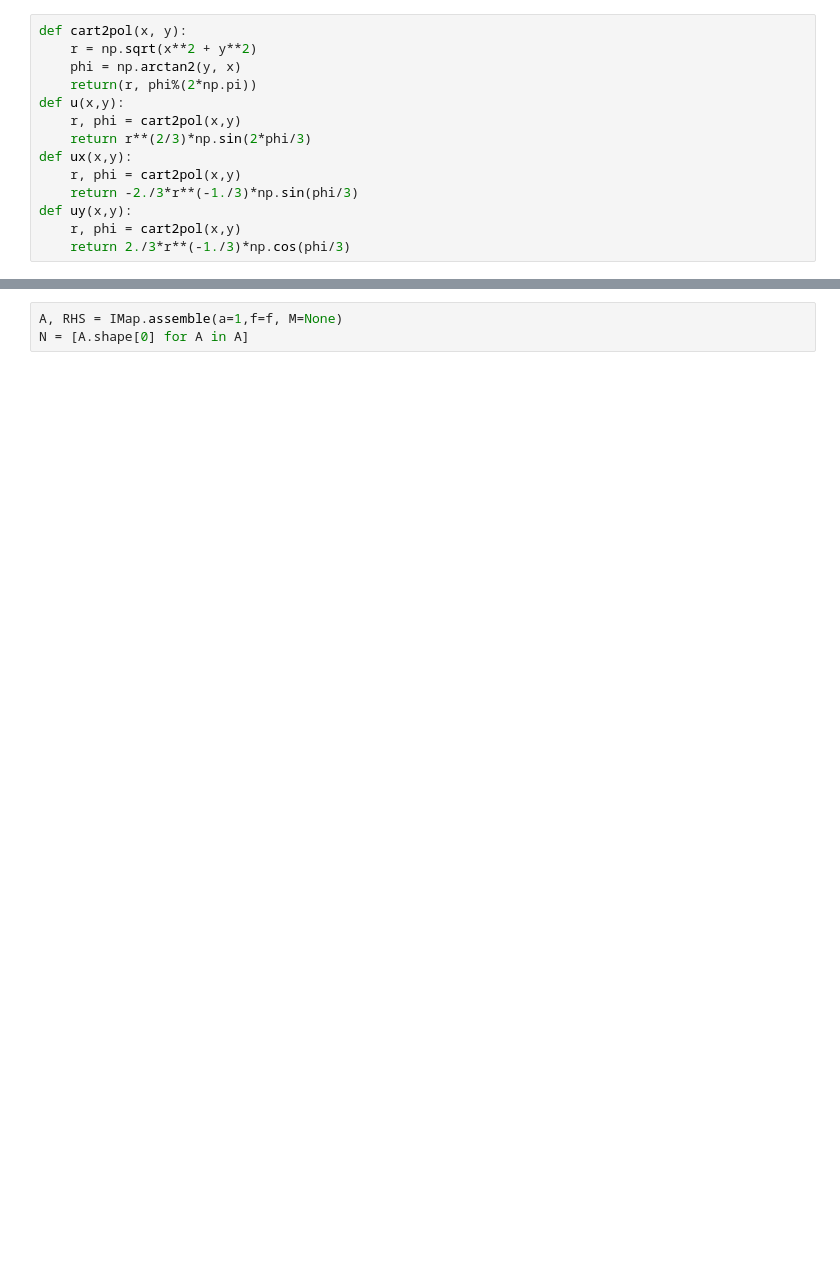
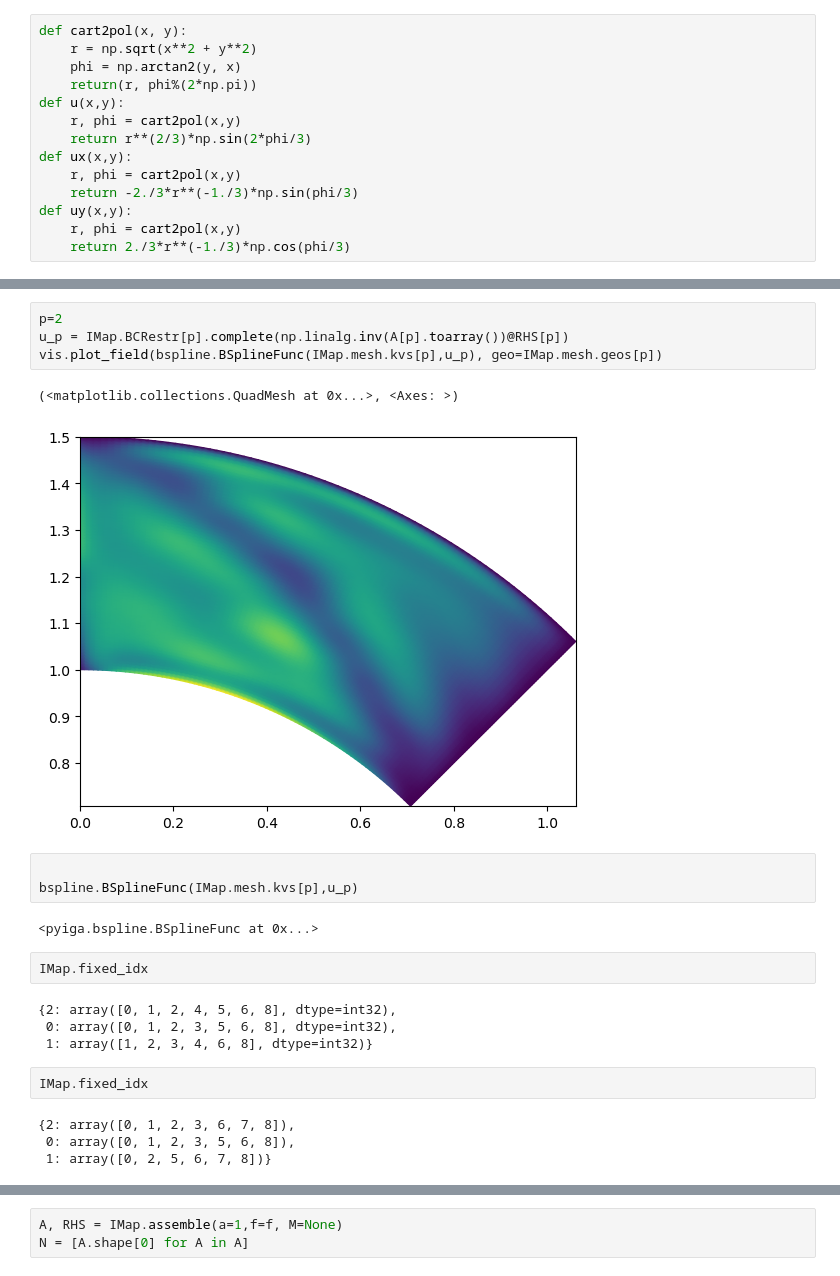
Before and after one commit to c-f-h/pyiga, a Jupyter notebook: notebooks/LshapeQuarterAnullus.ipynb, the cells around one changed output, grey strips where cells are left out. Drawn from its saved outputs; the diff is of its cells as text; blank space fills up the shorter version.

```diff
--- a/notebooks/LshapeQuarterAnullus.ipynb
+++ b/notebooks/LshapeQuarterAnullus.ipynb
@@ -206,0 +259,24 @@ ValueError: Buffer dtype mismatch, expected 'double' but got 'int'
+# %%
+p=2
+u_p = IMap.BCRestr[p].complete(np.linalg.inv(A[p].toarray())@RHS[p])
+vis.plot_field(bspline.BSplineFunc(IMap.mesh.kvs[p],u_p), geo=IMap.mesh.geos[p])
+# %% [output]
+(<matplotlib.collections.QuadMesh at 0x...>, <Axes: >)
+[figure, added]
+# %%
+
+bspline.BSplineFunc(IMap.mesh.kvs[p],u_p)
+# %% [output]
+<pyiga.bspline.BSplineFunc at 0x...>
+# %%
+IMap.fixed_idx
+# %% [output]
+{2: array([0, 1, 2, 4, 5, 6, 8], dtype=int32),
+ 0: array([0, 1, 2, 3, 5, 6, 8], dtype=int32),
+ 1: array([1, 2, 3, 4, 6, 8], dtype=int32)}
+# %%
+IMap.fixed_idx
+# %% [output]
+{2: array([0, 1, 2, 3, 6, 7, 8]),
+ 0: array([0, 1, 2, 3, 5, 6, 8]),
+ 1: array([0, 2, 5, 6, 7, 8])}
```
Also changed, not shown: parts of 19 cells of this notebook, 4 other files.
